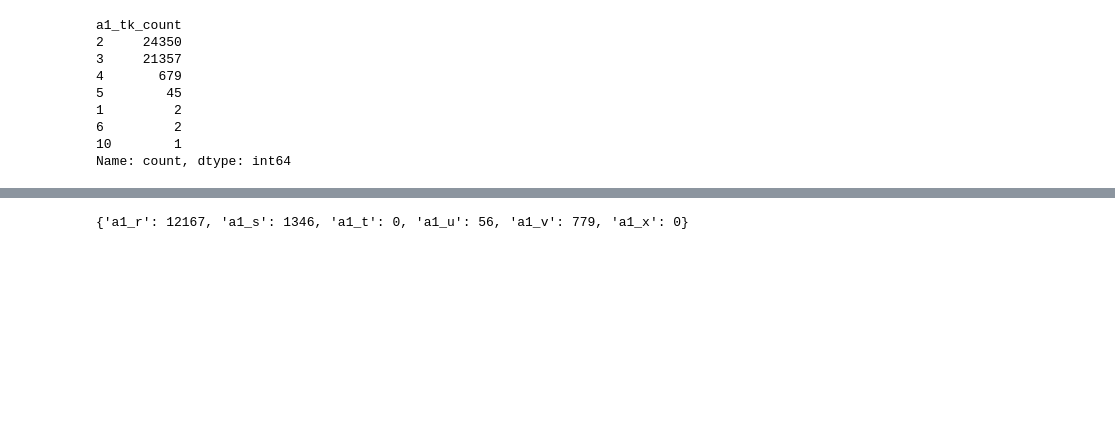
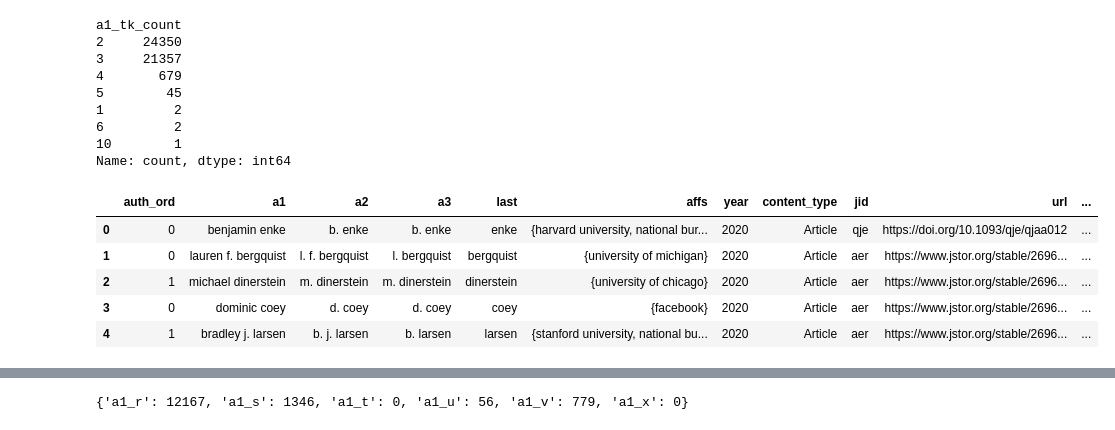
Before and after one commit to cogeorg/80YearsEconomicResearch, a Jupyter notebook: 020_author_names_recon/023_author_recon_w_affils.ipynb, the cells around one changed output, grey strips where cells are left out. Drawn from its saved outputs; the diff is of its cells as text; code cells hidden in the pictures; blank space fills up the shorter version.

Commit message:
refactor: minor error in affil and addition of graph gen

```diff
--- a/020_author_names_recon/023_author_recon_w_affils.ipynb
+++ b/020_author_names_recon/023_author_recon_w_affils.ipynb
@@ -69,6 +78,6 @@ for i in proc_auths_all.keys():
                 if len(temp['affs'])>0:
                     for l in temp["affs"].keys():
                         mains.append(temp["affs"][l]["aff_main_final"])
-                reduced[i]['authors'][j]["affs"]=mains
-                condense[k]={"a1":temp['a1'], "a2": temp["a2"], "a3": temp["a3"], "last": temp['a1'].split(" ")[-1],"affs": mains, "year":proc_auths_all[i]["year"], "url": i}
+                reduced[i]['authors'][j]["affs"]=set(mains)
+                condense[k]={"auth_ord":j, "a1":temp['a1'], "a2": temp["a2"], "a3": temp["a3"], "last": temp['a1'].split(" ")[-1],"affs": set(mains), "year":proc_auths_all[i]["year"],"content_type":proc_auths_all[i]["content_type"],"jid":proc_auths_all[i]["jid"], "url": i}
                 k=k+1
@@ -111,4 +138,13 @@ a1_tk_count
 6         2
 10        1
 Name: count, dtype: int64
+# %%
+proc_auth_flat.to_pickle(base_path+"affiliations_combined_sub.pkl")
+# %% [output]
+|  | auth_ord | a1 | a2 | a3 | last | affs | year | content_type | jid | url | ... |
+| 0 | 0 | benjamin enke | b. enke | b. enke | enke | {harvard university, national bur... | 2020 | Article | qje | https://doi.org/10.1093/qje/qjaa012 | ... |
+| 1 | 0 | lauren f. bergquist | l. f. bergquist | l. bergquist | bergquist | {university of michigan} | 2020 | Article | aer | https://www.jstor.org/stable/2696... | ... |
+| 2 | 1 | michael dinerstein | m. dinerstein | m. dinerstein | dinerstein | {university of chicago} | 2020 | Article | aer | https://www.jstor.org/stable/2696... | ... |
+| 3 | 0 | dominic coey | d. coey | d. coey | coey | {facebook} | 2020 | Article | aer | https://www.jstor.org/stable/2696... | ... |
+| 4 | 1 | bradley j. larsen | b. j. larsen | b. larsen | larsen | {stanford university, national bu... | 2020 | Article | aer | https://www.jstor.org/stable/2696... | ... |
 # %%
```
Also changed, not shown: parts of 4 cells of this notebook, 4 other files.
